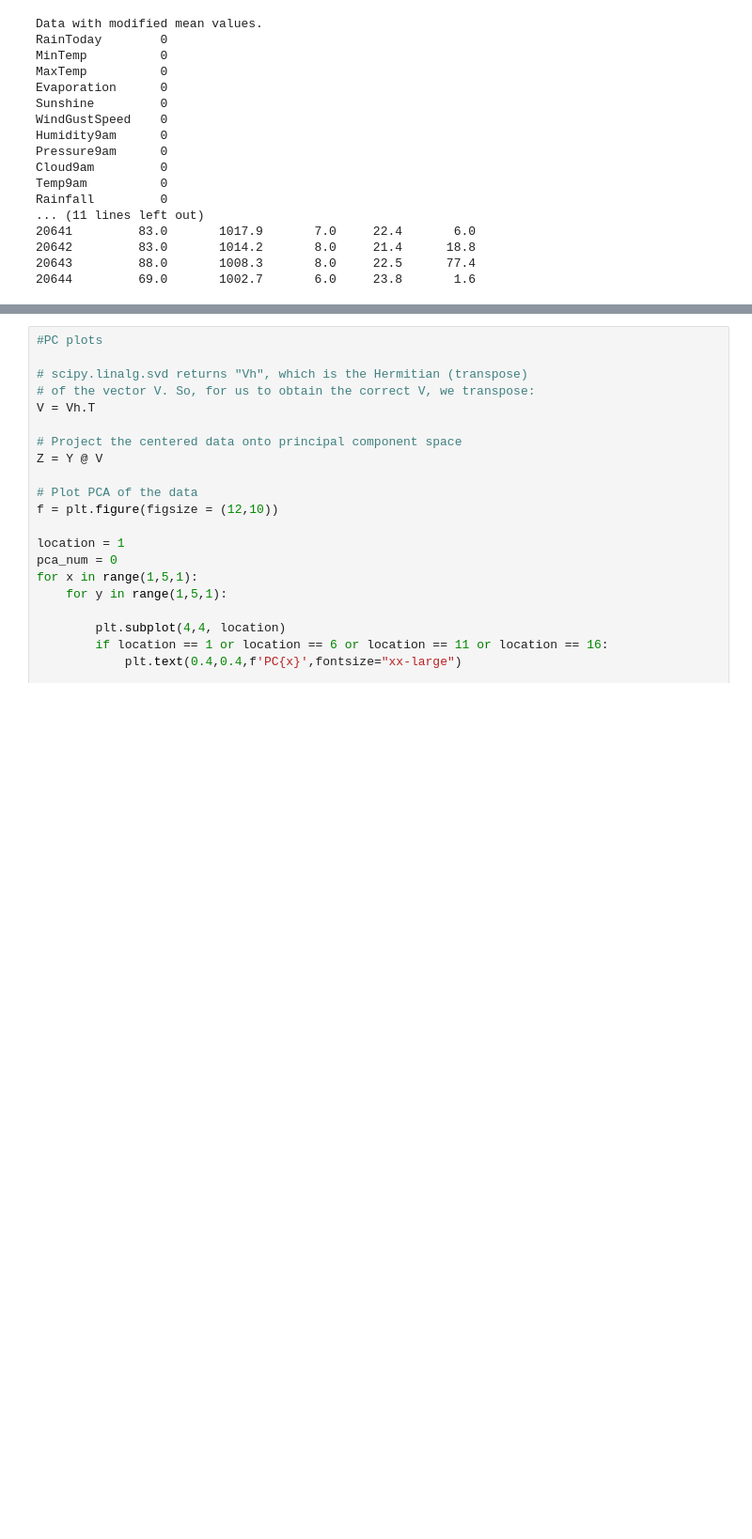
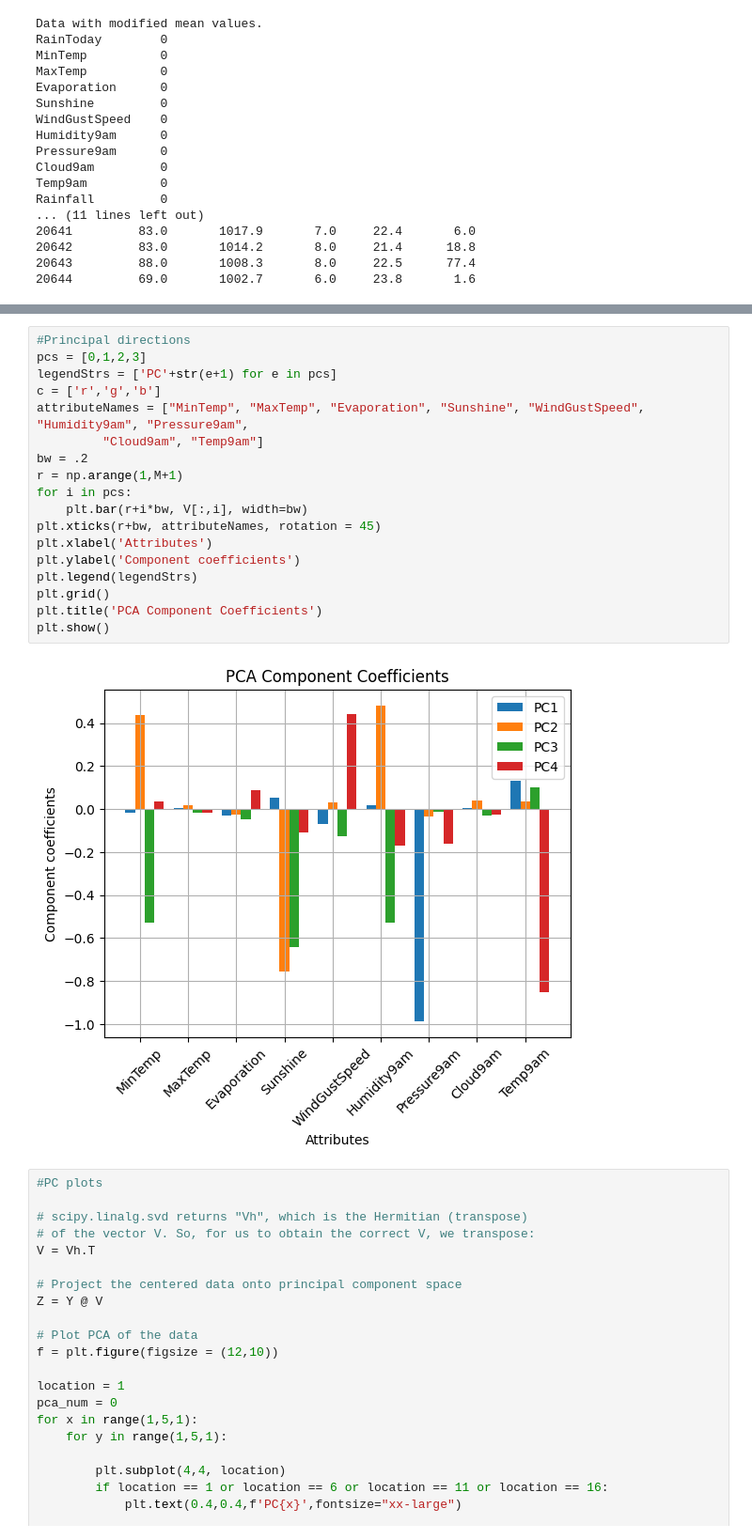
Before and after one commit to osquera/ML-Project, a Jupyter notebook: project1.ipynb, the cells around one changed output, grey strips where cells are left out. Shown at 94% size. Saved outputs shown, nothing was run; the diff lists cells and outputs as text; blank space fills up the shorter version.

```diff
--- a/project1.ipynb
+++ b/project1.ipynb
@@ -265,3 +273,23 @@ plt.show()
+# %%
+#Principal directions
+pcs = [0,1,2,3]
+legendStrs = ['PC'+str(e+1) for e in pcs]
+c = ['r','g','b']
+attributeNames = ["MinTemp", "MaxTemp", "Evaporation", "Sunshine", "WindGustSpeed", "Humidity9am", "Pressure9am",
+         "Cloud9am", "Temp9am"]
+bw = .2
+r = np.arange(1,M+1)
+for i in pcs:
+    plt.bar(r+i*bw, V[:,i], width=bw)
+plt.xticks(r+bw, attributeNames, rotation = 45)
+plt.xlabel('Attributes')
+plt.ylabel('Component coefficients')
+plt.legend(legendStrs)
+plt.grid()
+plt.title('PCA Component Coefficients')
+plt.show()
+# %% [output]
+[figure, added]
 # %%
 #PC plots
 
```
Also changed, not shown: parts of 5 cells of this notebook.
